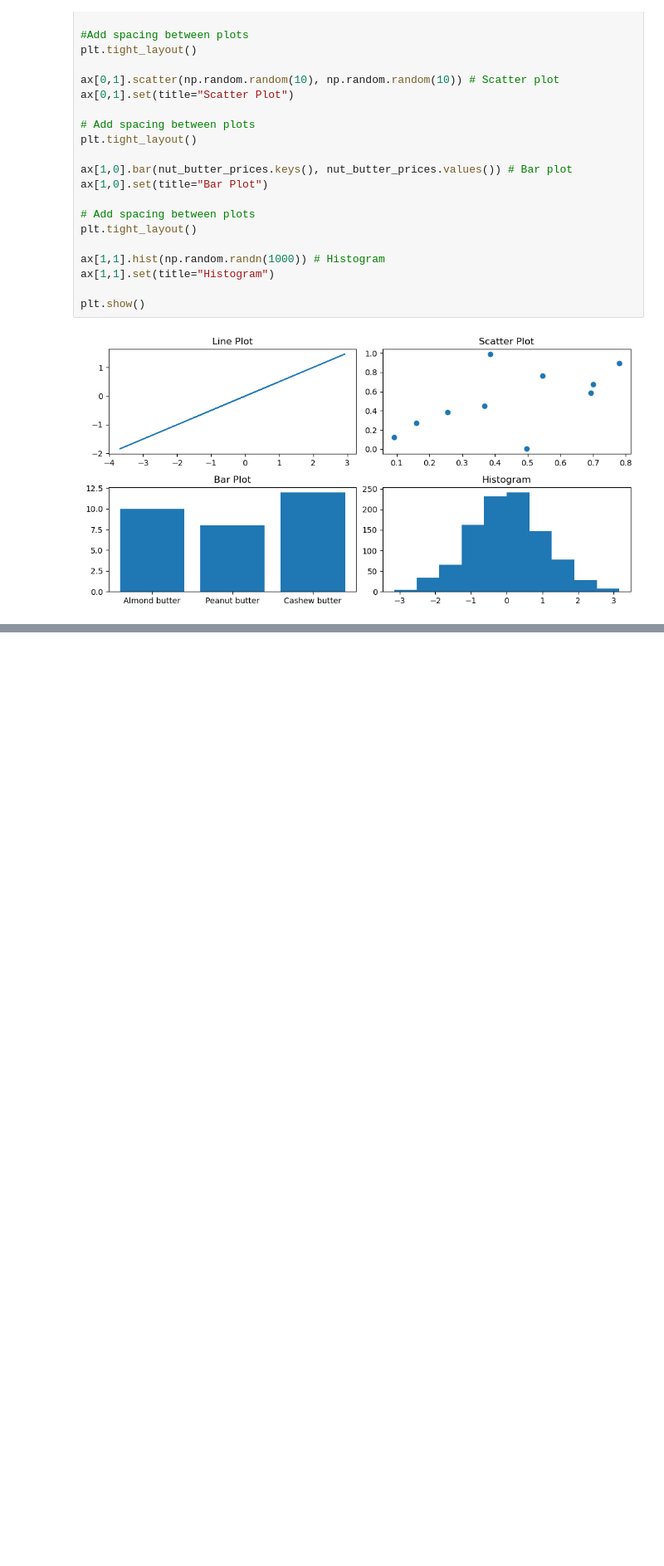
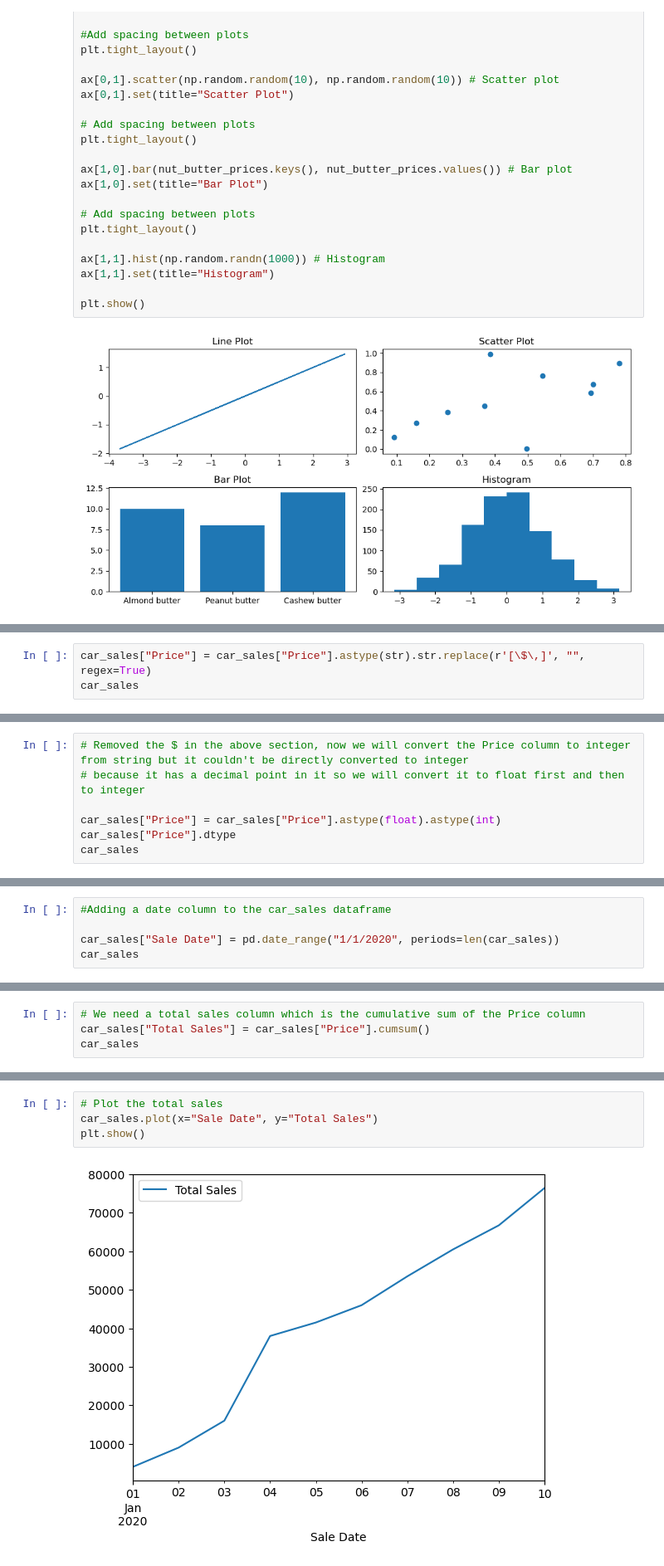
Before and after one commit to junaidknows/ml-study-projects, a Jupyter notebook: Introduction to Matplotlib.ipynb, the cells around one changed output, grey strips where cells are left out. Shown: that part at 83% size. Cells and saved outputs as stored; diff of their text form; blank space fills up the shorter version.

```diff
--- a/Introduction to Matplotlib.ipynb
+++ b/Introduction to Matplotlib.ipynb
@@ -248,0 +296,3 @@ plt.show()
+# %%
+car_sales["Price"] = car_sales["Price"].astype(str).str.replace(r'[\$\,]', "", regex=True)
+car_sales
@@ -248,0 +311,7 @@ plt.show()
+# %%
+# Removed the $ in the above section, now we will convert the Price column to integer from string but it couldn't be directly converted to integer
+# because it has a decimal point in it so we will convert it to float first and then to integer
+
+car_sales["Price"] = car_sales["Price"].astype(float).astype(int)
+car_sales["Price"].dtype
+car_sales
@@ -248,0 +330,5 @@ plt.show()
+# %%
+#Adding a date column to the car_sales dataframe
+
+car_sales["Sale Date"] = pd.date_range("1/1/2020", periods=len(car_sales))
+car_sales
@@ -248,0 +347,4 @@ plt.show()
+# %%
+# We need a total sales column which is the cumulative sum of the Price column
+car_sales["Total Sales"] = car_sales["Price"].cumsum()
+car_sales
@@ -248,0 +363,6 @@ plt.show()
+# %%
+# Plot the total sales
+car_sales.plot(x="Sale Date", y="Total Sales")
+plt.show()
+# %% [output]
+[figure, added]
```
Also changed, not shown: parts of 12 cells of this notebook.
